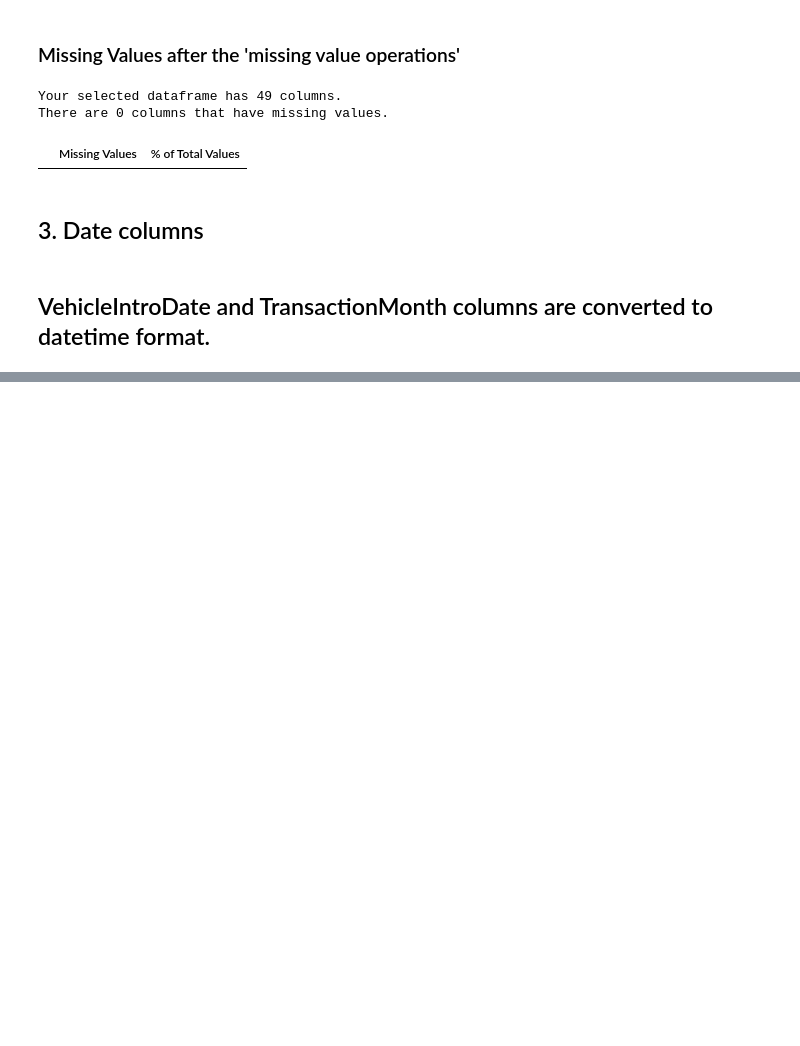
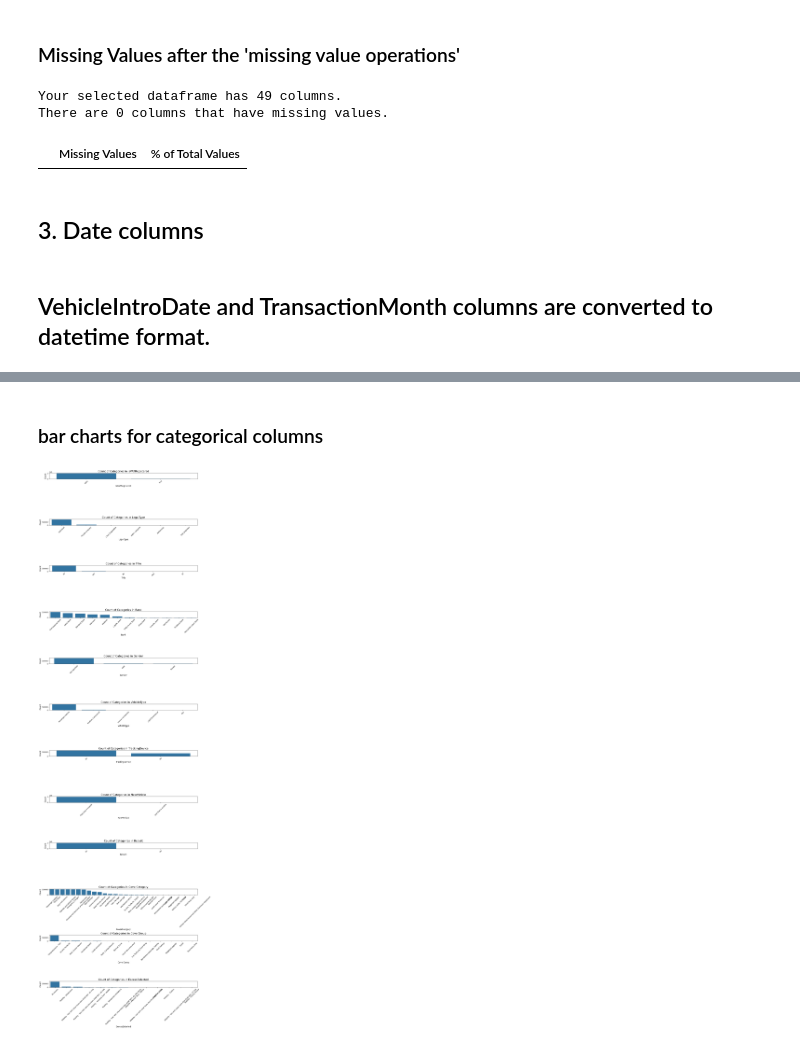
Before and after one commit to Alpha-Mintamir/Insurance-Claim-Analytics, a Jupyter notebook: notebooks/analysis.ipynb, the cells around one changed output, grey strips where cells are left out. Cells and saved outputs as stored; diff of their text form; code cells hidden in the pictures; blank space fills up the shorter version.

```diff
--- a/notebooks/analysis.ipynb
+++ b/notebooks/analysis.ipynb
@@ -164,0 +241,7 @@ df['TransactionMonthFormatted'] = df['TransactionMonth'].dt.to_period('M')
+# %% [markdown]
+### bar charts for categorical columns
+# %%
+univariate_cat_columns = ['IsVATRegistered', 'LegalType','Title', 'Bank','Gender','VehicleType', 'TrackingDevice', 'NewVehicle', 'Rebuilt', 'CoverCategory', 'CoverGroup', 'ExcessSelected']
+plot_bar_charts(df, univariate_cat_columns)
+# %% [output]
+[figure, added]
```
Also changed, not shown: parts of 12 cells of this notebook, 1 other file.
